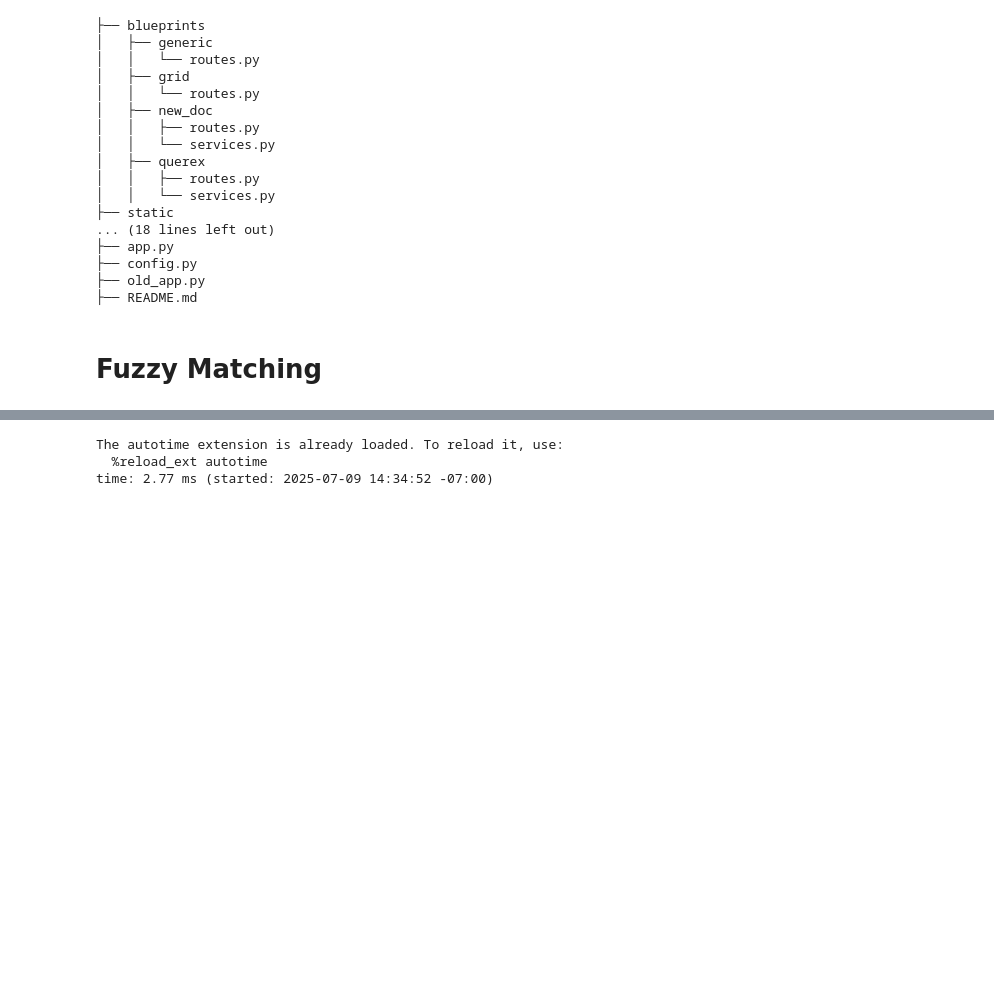
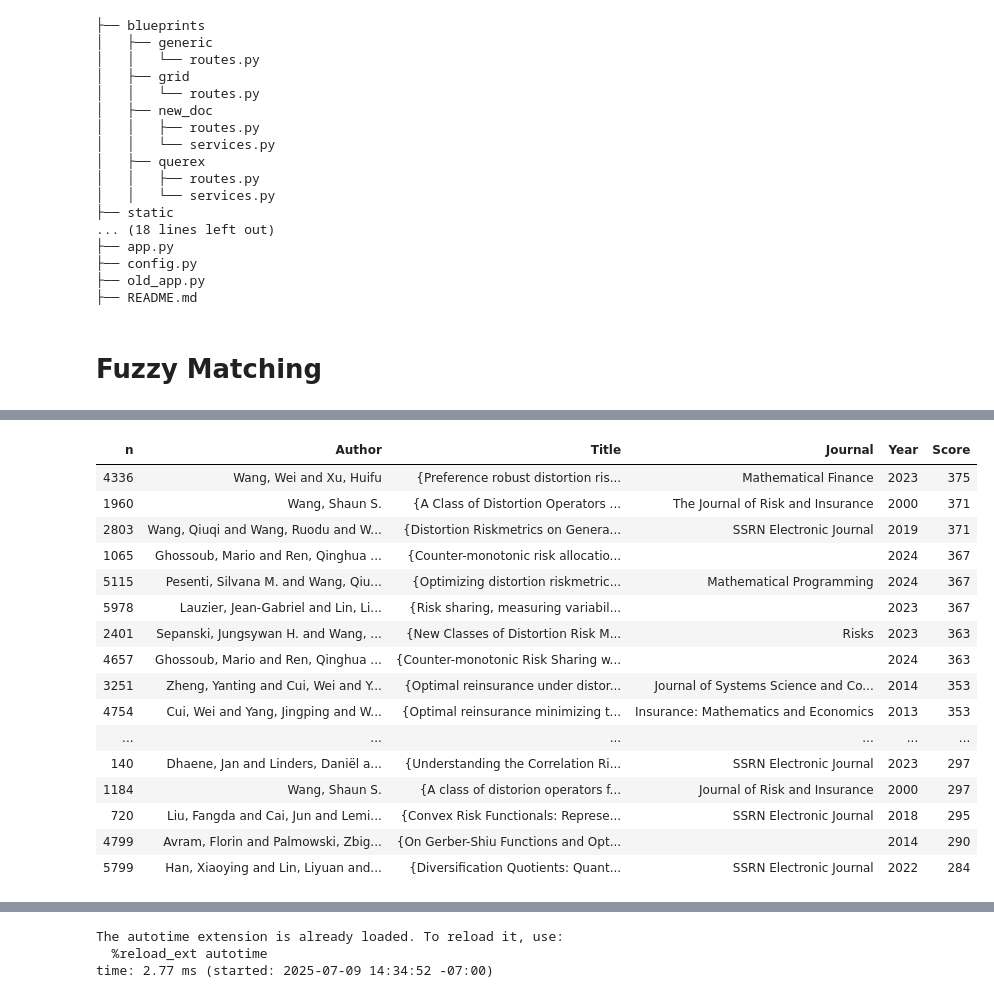
Before and after one commit to mynl/archivum_project, a Jupyter notebook: temp/new-import.ipynb, the cells around one changed output, grey strips where cells are left out. Drawn from its saved outputs; the diff is of its cells as text; code cells hidden in the pictures; blank space fills up the shorter version.

```diff
--- a/temp/new-import.ipynb
+++ b/temp/new-import.ipynb
@@ -623,15 +609,0 @@ rows = list(zip(
-# %%
-query = 'wang spectral risk'
-top_k = 20
-# %%
-def wrap(table_rows):
-    ans = ['<table>']
-    ans.append('<thead>')
-    ans.append('<tr><th>Author</th><th>Title</th><th>Journal</th><th>Year</th><th>Score</th></tr>'
-              )
-    ans.append('</thead>')
-    ans.append('<tbody>')
-    ans.extend(table_rows)
-    ans.append('</tbody>')
-    ans.append('</table>')
-    return HTML('\n'.join(ans))
@@ -659,2 +609,0 @@ def scores(blob):
-# %%
-s = scores(table_rows)
@@ -669,3 +609,0 @@ NameError: name 's' is not defined
-# %%
-b = subset(table_rows, 0.75)
-len(b), len(table_rows)
@@ -683,0 +658,23 @@ time: 59.6 ms (started: 2025-07-09 14:53:52 -07:00)
+# %%
+query = 'distortion risk wang'
+table_rows1, idx = matcher2.query_html(query, top_k, '/view')
+h1 = wrap(subset(table_rows1, 0.75))
+h1
+# %% [output]
+| n | Author | Title | Journal | Year | Score |
+| 4336 | Wang, Wei and Xu, Huifu | {Preference robust distortion ris... | Mathematical Finance | 2023 | 375 |
+| 1960 | Wang, Shaun S. | {A Class of Distortion Operators ... | The Journal of Risk and Insurance | 2000 | 371 |
+| 2803 | Wang, Qiuqi and Wang, Ruodu and W... | {Distortion Riskmetrics on Genera... | SSRN Electronic Journal | 2019 | 371 |
+| 1065 | Ghossoub, Mario and Ren, Qinghua ... | {Counter-monotonic risk allocatio... |  | 2024 | 367 |
+| 5115 | Pesenti, Silvana M. and Wang, Qiu... | {Optimizing distortion riskmetric... | Mathematical Programming | 2024 | 367 |
+| 5978 | Lauzier, Jean-Gabriel and Lin, Li... | {Risk sharing, measuring variabil... |  | 2023 | 367 |
+| 2401 | Sepanski, Jungsywan H. and Wang, ... | {New Classes of Distortion Risk M... | Risks | 2023 | 363 |
+| 4657 | Ghossoub, Mario and Ren, Qinghua ... | {Counter-monotonic Risk Sharing w... |  | 2024 | 363 |
+| 3251 | Zheng, Yanting and Cui, Wei and Y... | {Optimal reinsurance under distor... | Journal of Systems Science and Co... | 2014 | 353 |
+| 4754 | Cui, Wei and Yang, Jingping and W... | {Optimal reinsurance minimizing t... | Insurance: Mathematics and Economics | 2013 | 353 |
+| ... | ... | ... | ... | ... | ... |
+| 140 | Dhaene, Jan and Linders, Daniël a... | {Understanding the Correlation Ri... | SSRN Electronic Journal | 2023 | 297 |
+| 1184 | Wang, Shaun S. | {A class of distorion operators f... | Journal of Risk and Insurance | 2000 | 297 |
+| 720 | Liu, Fangda and Cai, Jun and Lemi... | {Convex Risk Functionals: Represe... | SSRN Electronic Journal | 2018 | 295 |
+| 4799 | Avram, Florin and Palmowski, Zbig... | {On Gerber-Shiu Functions and Opt... |  | 2014 | 290 |
+| 5799 | Han, Xiaoying and Lin, Liyuan and... | {Diversification Quotients: Quant... | SSRN Electronic Journal | 2022 | 284 |
```
Also changed, not shown: parts of 27 cells of this notebook, 7 other files.
